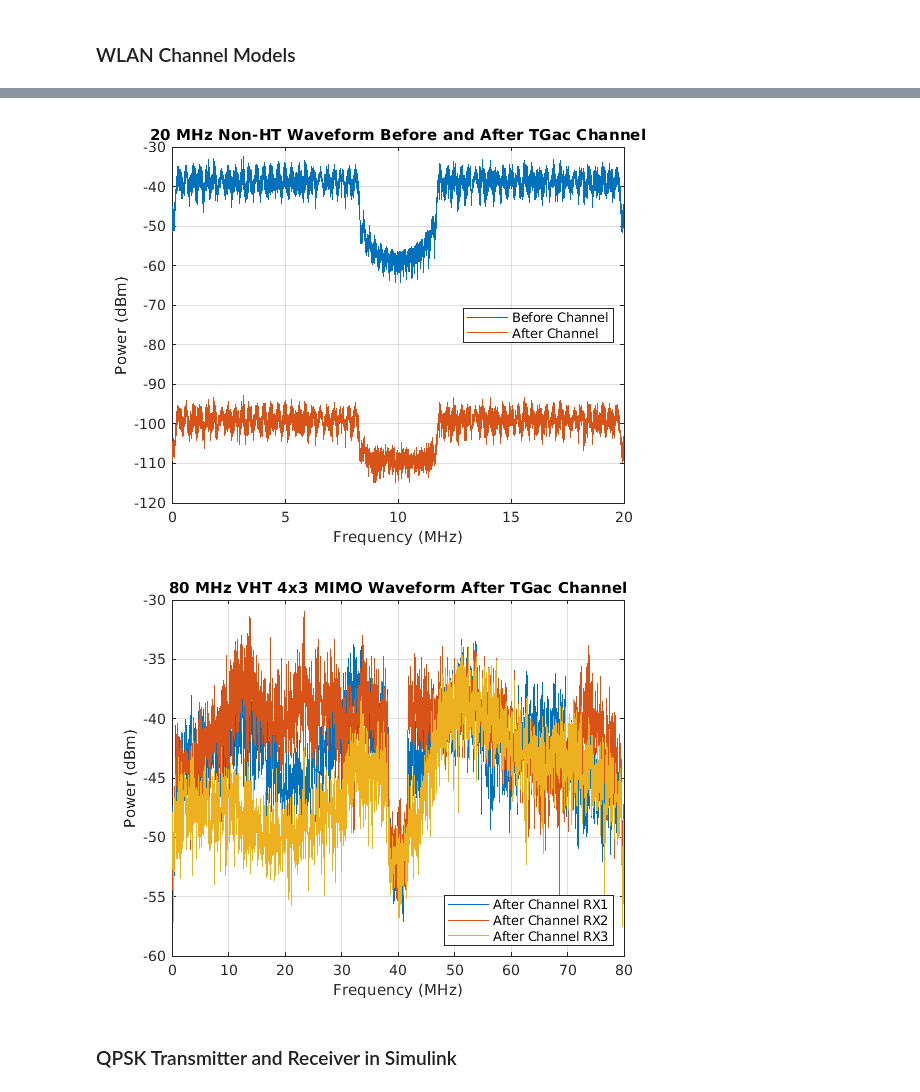
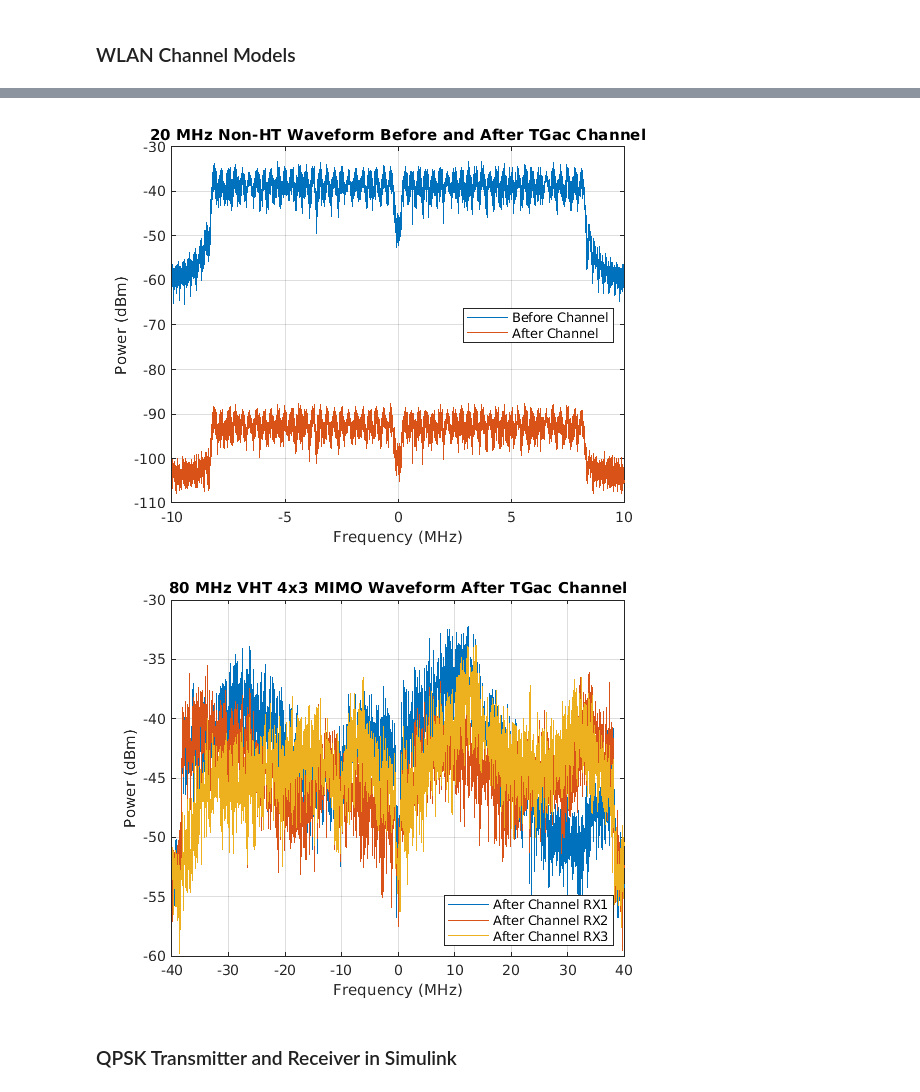
Before and after one commit to huhanwj/IERG6130-simulation, a Jupyter notebook: IERG6130-Simulation-Logbook.ipynb, the cells around one changed output, grey strips where cells are left out. Drawn from its saved outputs; the diff is of its cells as text; code cells hidden in the pictures.

Commit message:
final version, fix several plots

```diff
--- a/IERG6130-Simulation-Logbook.ipynb
+++ b/IERG6130-Simulation-Logbook.ipynb
@@ -1018,8 +1018,8 @@ rxNonHT = rxNoise(postChNonHT, nVar)* pathLoss;
 %     'ChannelNames',{'Before','After'});
 % saScope([preChNonHT,rxNonHT])
 % Calculate power spectrum using pwelch
-[preChPxxnHT, fnHT] = pwelch(preChNonHT, [], [], [], fs);
-[postChPxxnHT, ~] = pwelch(rxNonHT, [], [], [], fs);
+[preChPxxnHT, fnHT] = pwelch(preChNonHT, [], [], [], fs, 'centered');
+[postChPxxnHT, ~] = pwelch(rxNonHT, [], [], [], fs, 'centered');
 
 dfnHT = fs / length(preChPxxnHT);  % Frequency resolution
 
@@ -1037,7 +1037,7 @@ title(plotTitlenHT);
 legend('Before Channel', 'After Channel','Location','east');
 grid on;
 # %% [output]
-[figure, old version]
+[figure, new version]
 # %%
 %%
 % Free-space path loss accounts for the roughly 50 to 60 dB of separation
@@ -1114,38 +1114,38 @@ rxVHT = rxNoise(postChVHT,nVar);
 rxVHT1 = rxVHT(:, 1);
 rxVHT2 = rxVHT(:, 2);
 rxVHT3 = rxVHT(:, 3);
 
 % Calculate power spectrum using pwelch
-[preChPxxVHT, fVHT] = pwelch(preChVHT, [], [], [], fs);
-[postChPxxVHT1, ~] = pwelch(rxVHT1, [], [], [], fs);
-[postChPxxVHT2, ~] = pwelch(rxVHT2, [], [], [], fs);
-[postChPxxVHT3, ~] = pwelch(rxVHT3, [], [], [], fs);
+[preChPxxVHT, fVHT] = pwelch(preChVHT, [], [], [], fs, 'centered');
+[postChPxxVHT1, ~] = pwelch(rxVHT1, [], [], [], fs, 'centered');
+[postChPxxVHT2, ~] = pwelch(rxVHT2, [], [], [], fs, 'centered');
+[postChPxxVHT3, ~] = pwelch(rxVHT3, [], [], [], fs, 'centered');
 
 dfVHT = fs / length(preChPxxVHT);  % Frequency resolution
 
 % Convert the PSD (preChPxxVHT and postChPxxVHT) to the power spectrum
 preChPowerSpectrumVHT = preChPxxVHT * dfVHT;
 postChPowerSpectrumVHT1 = postChPxxVHT1 * dfVHT;
 postChPowerSpectrumVHT2 = postChPxxVHT2 * dfVHT;
 postChPowerSpectrumVHT3 = postChPxxVHT3 * dfVHT;
 
 % Plot the power spectrum
 figure;
 plot(fVHT/1e6, 10*log10(postChPowerSpectrumVHT1), ...
      fVHT/1e6, 10*log10(postChPowerSpectrumVHT2), ...
      fVHT/1e6, 10*log10(postChPowerSpectrumVHT3));
 xlabel('Frequency (MHz)');
 ylabel('Power (dBm)');
 plotTitleVHT = '80 MHz VHT 4x3 MIMO Waveform After TGac Channel';
 title(plotTitleVHT);
 legend('After Channel RX1', 'After Channel RX2', 'After Channel RX3', 'Location', 'southeast');
 grid on;
 
 %%
 % The overlaid signals show the TGac channel variation between the received
 % streams.
 # %% [output]
-[figure, old version]
+[figure, new version]
 # %% [markdown]
 ### QPSK Transmitter and Receiver in Simulink
 # %% [markdown]
```
Also changed, not shown: parts of 4 cells of this notebook.
